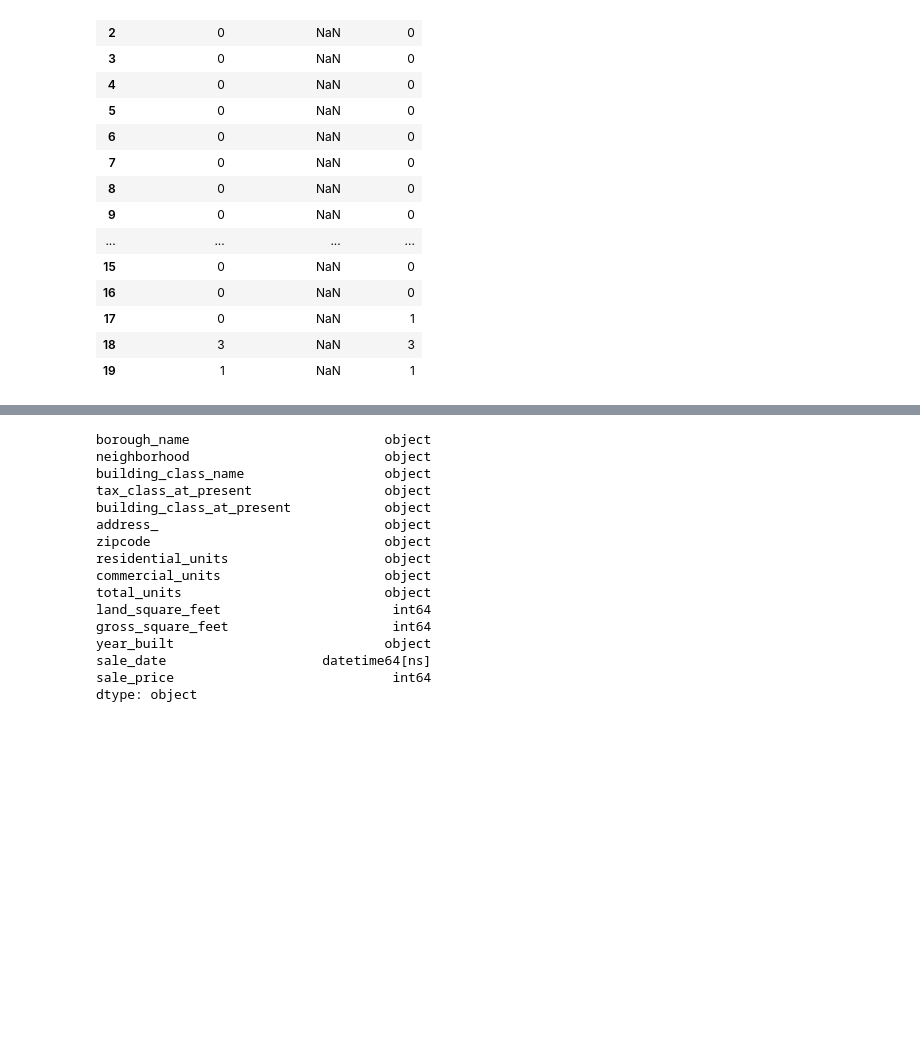
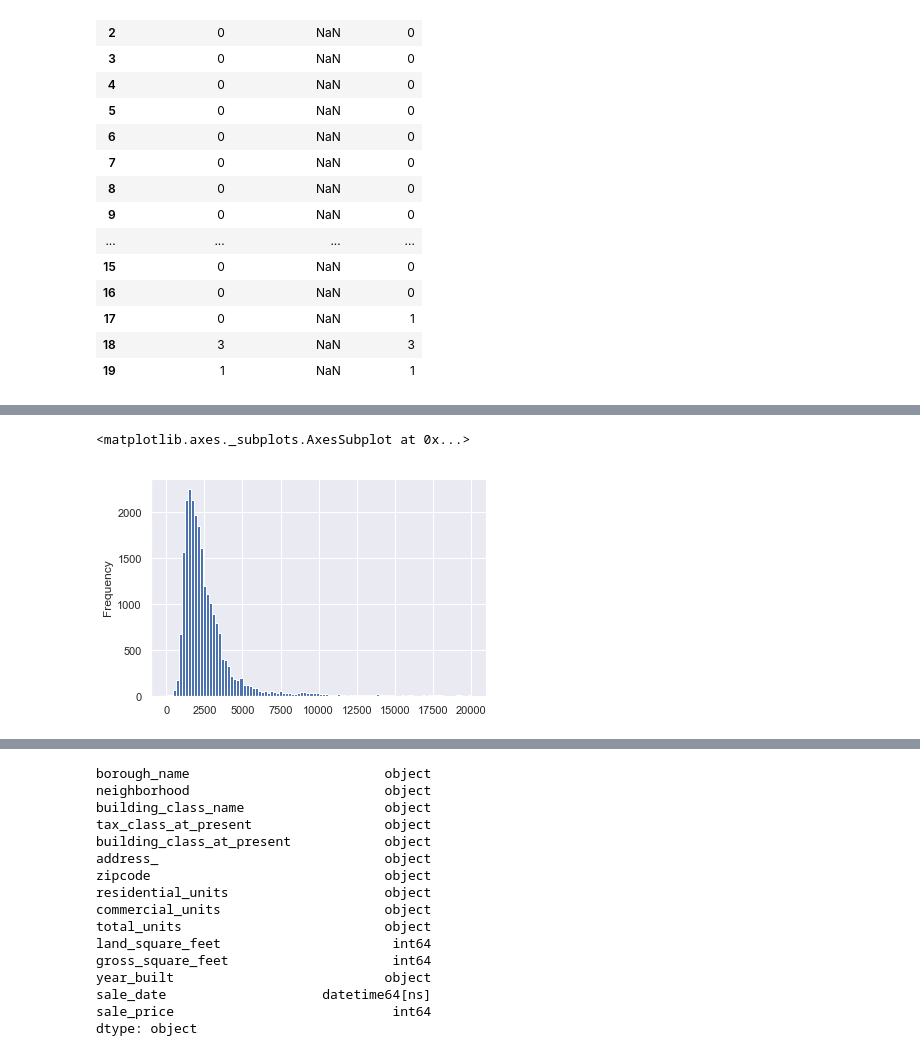
Before and after one commit to tansudasli/analytics-sandbox, a Jupyter notebook: real_estate_of_nyc_EDA.ipynb, the cells around one changed output, grey strips where cells are left out. Drawn from its saved outputs; the diff is of its cells as text; code cells hidden in the pictures; blank space fills up the shorter version.

```diff
--- a/real_estate_of_nyc_EDA.ipynb
+++ b/real_estate_of_nyc_EDA.ipynb
@@ -541,0 +571,5 @@ raw_data[['residential_units', 'commercial_units', 'total_units']].head(20)
+# %%
+z.gross_square_feet.plot.hist(bins=100)
+# %% [output]
+<matplotlib.axes._subplots.AxesSubplot at 0x...>
+[figure, added]
```
Also changed, not shown: parts of 22 cells of this notebook.
